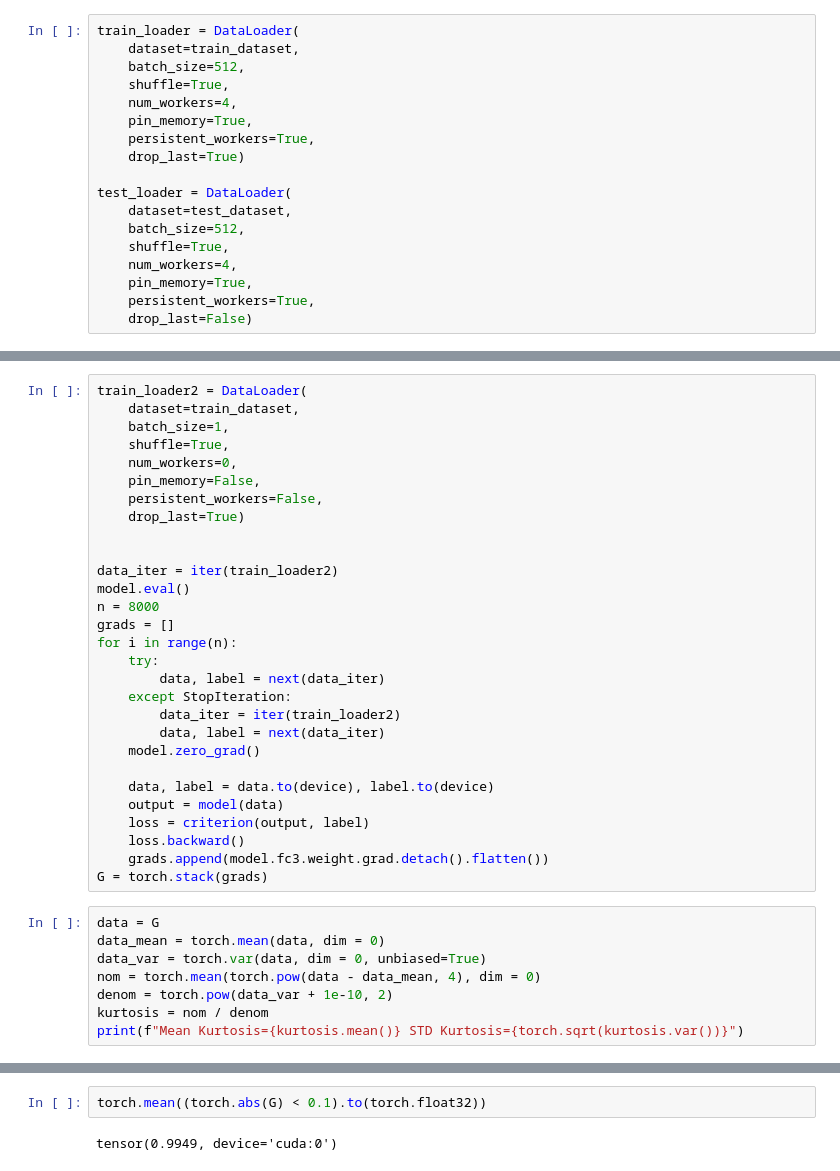
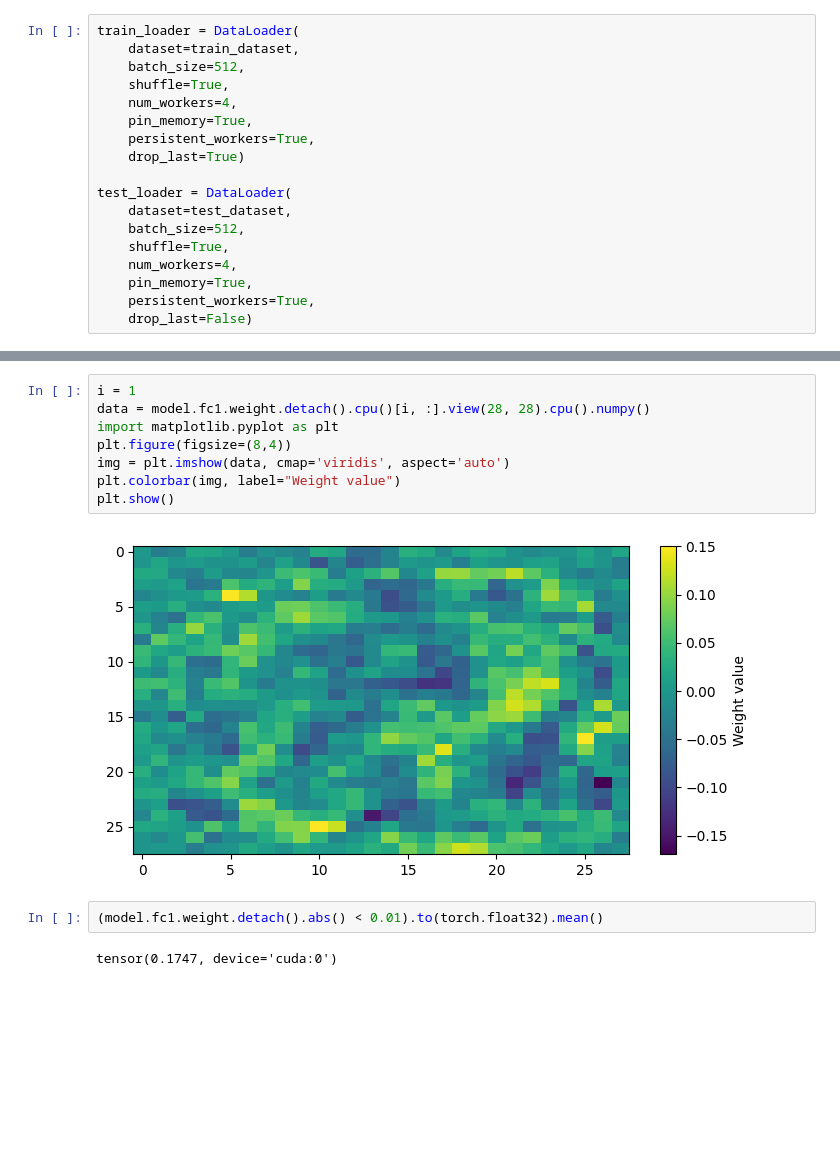
Before and after one commit to TomekTarczynski/mnist, a Jupyter notebook: Mnist1.ipynb, the cells around one changed output, grey strips where cells are left out. Drawn from its saved outputs; the diff is of its cells as text; blank space fills up the shorter version.

```diff
--- a/Mnist1.ipynb
+++ b/Mnist1.ipynb
@@ -95,37 +137,0 @@ model = SimpleNN().to(device)
-# %%
-train_loader2 = DataLoader(
-    dataset=train_dataset,
-    batch_size=1,
-    shuffle=True,
-    num_workers=0,
-    pin_memory=False,
-    persistent_workers=False,
-    drop_last=True)
-
-
-data_iter = iter(train_loader2)
-model.eval()
-n = 8000
-grads = []
-for i in range(n):
-    try:
-        data, label = next(data_iter)
-    except StopIteration:
-        data_iter = iter(train_loader2)
-        data, label = next(data_iter)
-    model.zero_grad()
-
-    data, label = data.to(device), label.to(device)
-    output = model(data)
-    loss = criterion(output, label)
-    loss.backward()
-    grads.append(model.fc3.weight.grad.detach().flatten())
-G = torch.stack(grads)
-# %%
-data = G
-data_mean = torch.mean(data, dim = 0)
-data_var = torch.var(data, dim = 0, unbiased=True)
-nom = torch.mean(torch.pow(data - data_mean, 4), dim = 0)
-denom = torch.pow(data_var + 1e-10, 2)
-kurtosis = nom / denom
-print(f"Mean Kurtosis={kurtosis.mean()} STD Kurtosis={torch.sqrt(kurtosis.var())}")
@@ -134,4 +234,14 @@ Mean Kurtosis=1024.9803466796875 STD Kurtosis=789.64013671875
+# %%
+i = 1
+data = model.fc1.weight.detach().cpu()[i, :].view(28, 28).cpu().numpy()
+import matplotlib.pyplot as plt
+plt.figure(figsize=(8,4))
+img = plt.imshow(data, cmap='viridis', aspect='auto')
+plt.colorbar(img, label="Weight value")
+plt.show()
+# %% [output]
+[figure, added]
 # %%
-torch.mean((torch.abs(G) < 0.1).to(torch.float32))
+(model.fc1.weight.detach().abs() < 0.01).to(torch.float32).mean()
 # %% [output]
-tensor(0.9949, device='cuda:0')
+tensor(0.1747, device='cuda:0')
```
Also changed, not shown: parts of 16 cells of this notebook.
